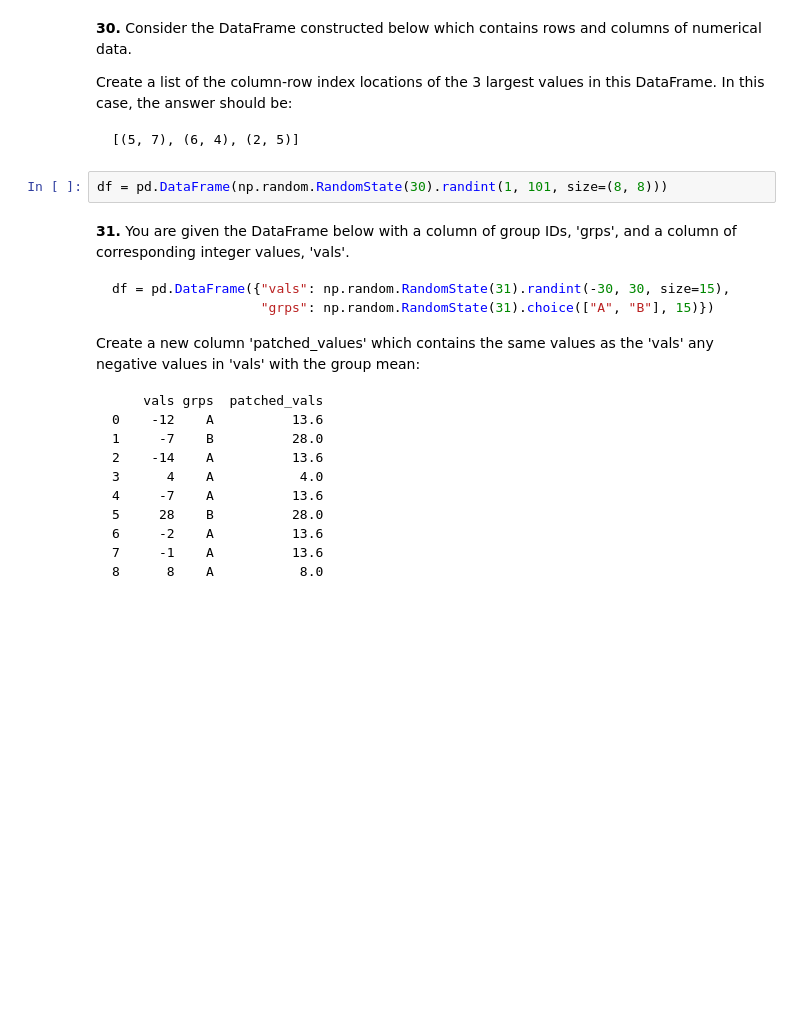
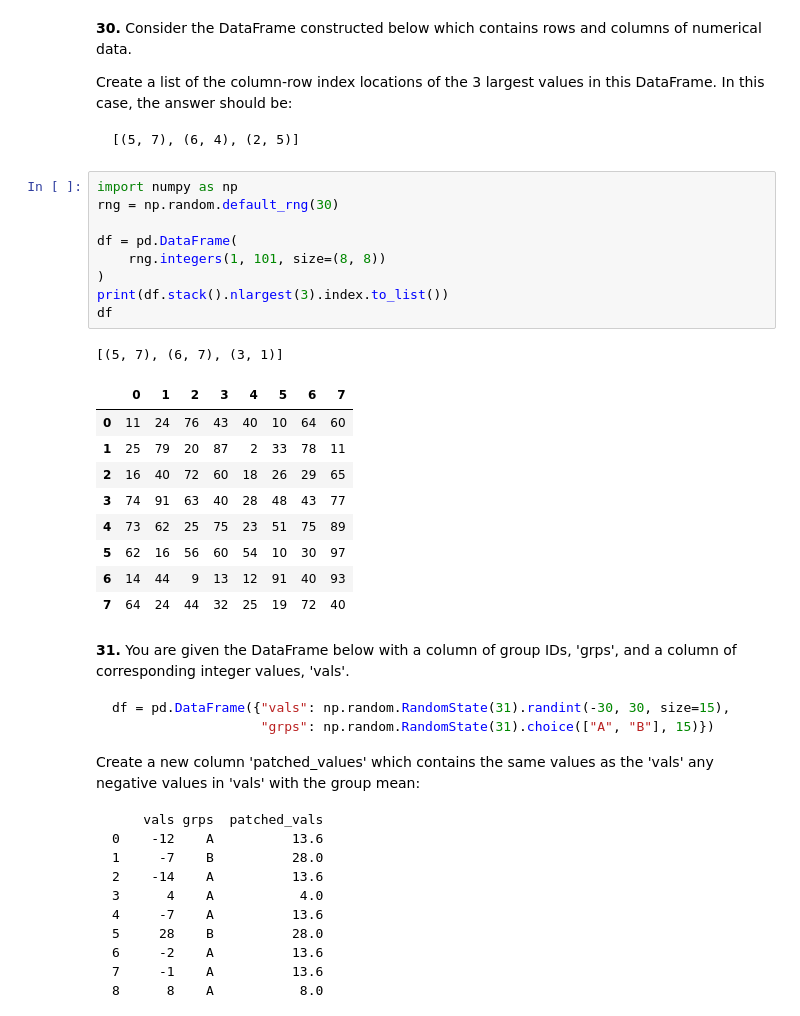
Before and after one commit to qpingWIN/pandas_practice, a Jupyter notebook: 100-pandas-puzzles.ipynb, the cells around one changed output. Drawn from its saved outputs; the diff is of its cells as text; blank space fills up the shorter version.

````diff
--- a/100-pandas-puzzles.ipynb
+++ b/100-pandas-puzzles.ipynb
@@ -467,8 +485,26 @@ Create a list of the column-row index locations of the 3 largest values in this
 ```
 [(5, 7), (6, 4), (2, 5)]
 ```
-# %%
-df = pd.DataFrame(np.random.RandomState(30).randint(1, 101, size=(8, 8)))
+# %%
+import numpy as np
+rng = np.random.default_rng(30)
+
+df = pd.DataFrame(
+    rng.integers(1, 101, size=(8, 8))
+)
+print(df.stack().nlargest(3).index.to_list())
+df
+# %% [output]
+[(5, 7), (6, 7), (3, 1)]
+|  | 0 | 1 | 2 | 3 | 4 | 5 | 6 | 7 |
+| 0 | 11 | 24 | 76 | 43 | 40 | 10 | 64 | 60 |
+| 1 | 25 | 79 | 20 | 87 | 2 | 33 | 78 | 11 |
+| 2 | 16 | 40 | 72 | 60 | 18 | 26 | 29 | 65 |
+| 3 | 74 | 91 | 63 | 40 | 28 | 48 | 43 | 77 |
+| 4 | 73 | 62 | 25 | 75 | 23 | 51 | 75 | 89 |
+| 5 | 62 | 16 | 56 | 60 | 54 | 10 | 30 | 97 |
+| 6 | 14 | 44 | 9 | 13 | 12 | 91 | 40 | 93 |
+| 7 | 64 | 24 | 44 | 32 | 25 | 19 | 72 | 40 |
 # %% [markdown]
 **31.** You are given the DataFrame below with a column of group IDs, 'grps', and a column of corresponding integer values, 'vals'.
 
````
Also changed, not shown: parts of 3 cells of this notebook.
